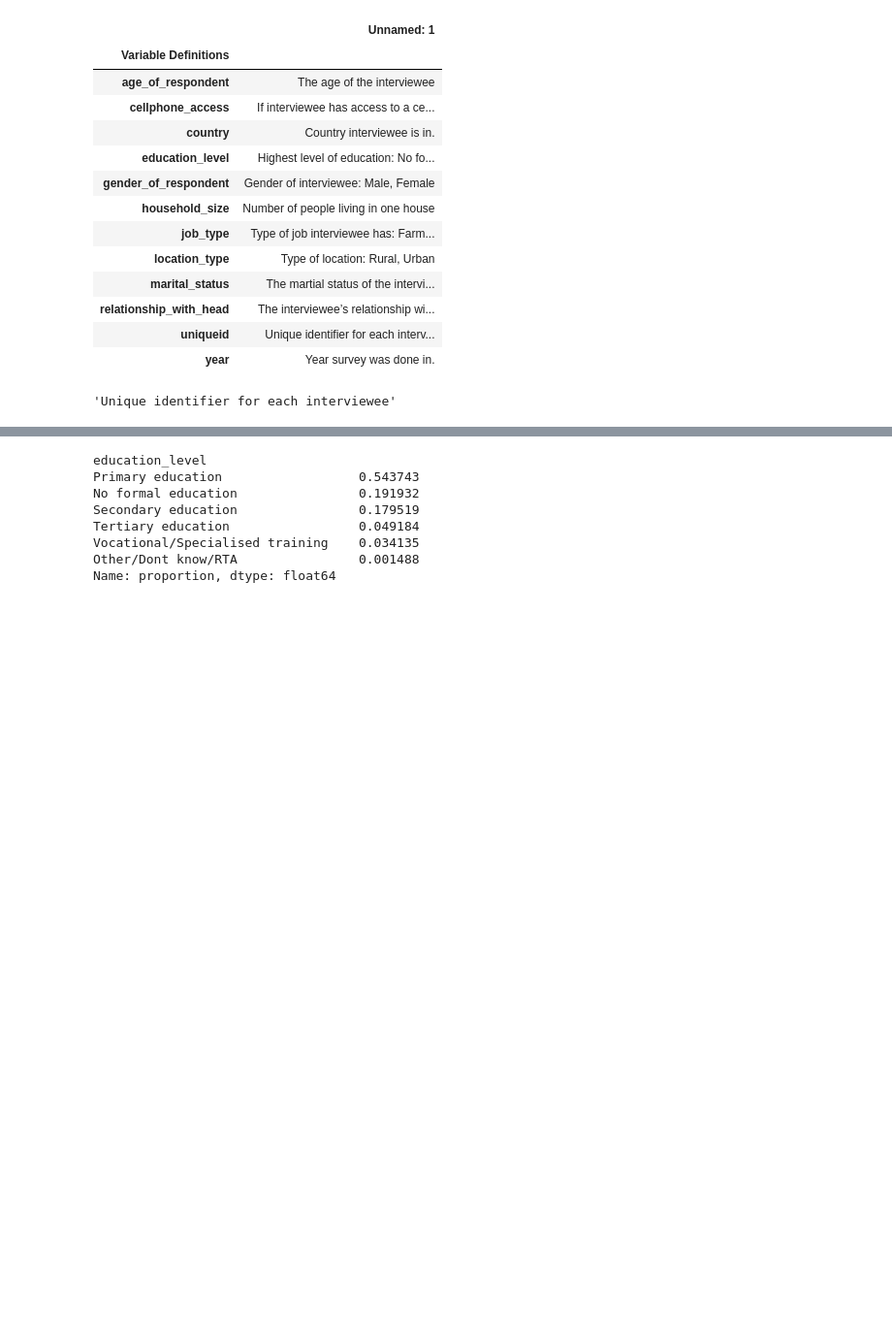
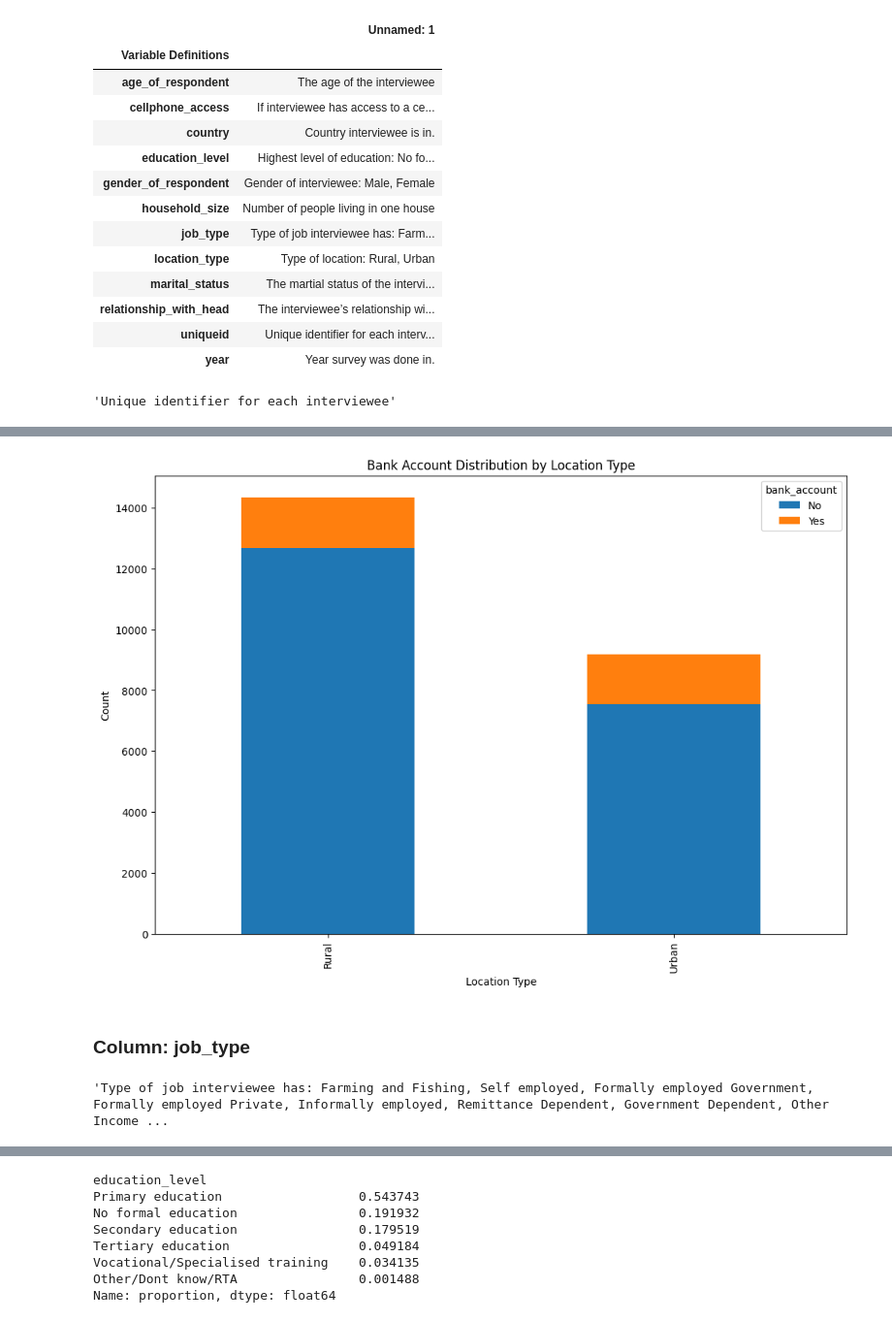
Before and after one commit to datakiptoo/Financial_Inclusion, a Jupyter notebook: hack.ipynb, the cells around one changed output, grey strips where cells are left out. Shown at 97% size. Drawn from its saved outputs; the diff is of its cells as text; code cells hidden in the pictures; blank space fills up the shorter version.

```diff
--- a/hack.ipynb
+++ b/hack.ipynb
@@ -125,0 +205,22 @@ column_definition.loc['uniqueid','Unnamed: 1']
+# %%
+# Reshape the data for better visualization
+location_unstacked = location['bank_account'].value_counts().unstack(level=-1, fill_value=0)
+
+# Plot the data
+location_unstacked.plot(kind='bar', stacked=True, figsize=(12, 8))
+
+# Add labels and title
+plt.xlabel('Location Type')
+plt.ylabel('Count')
+plt.title('Bank Account Distribution by Location Type')
+
+# Show the plot
+plt.show()
+# %% [output]
+[figure, added]
+# %% [markdown]
+### Column: job_type
+# %%
+column_definition.loc['job_type','Unnamed: 1']
+# %% [output]
+'Type of job interviewee has: Farming and Fishing, Self employed, Formally employed Government, Formally employed Private, Informally employed, Remittance Dependent, Government Dependent, Other Income ...
```
Also changed, not shown: parts of 70 cells of this notebook, 1 other file.
